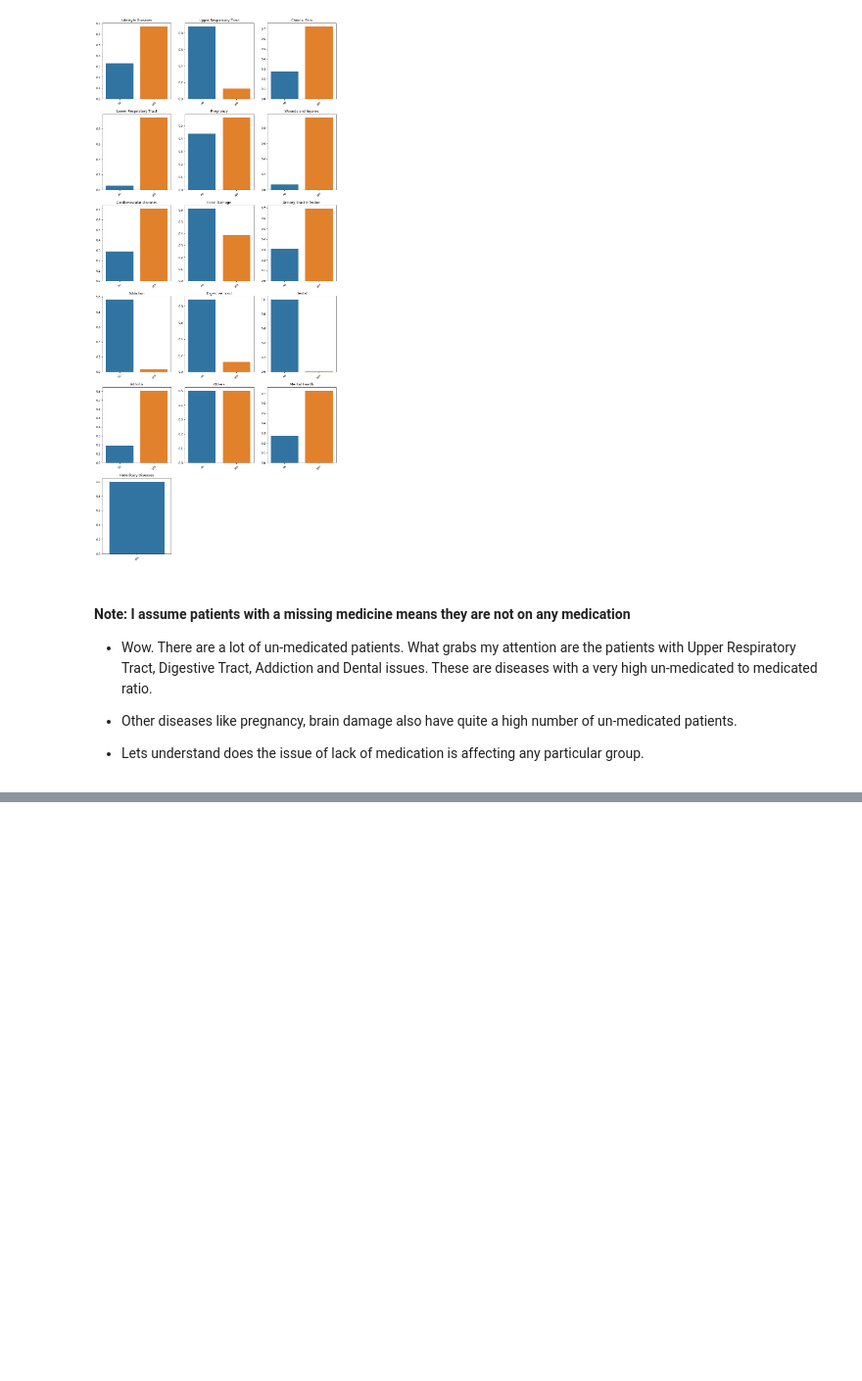
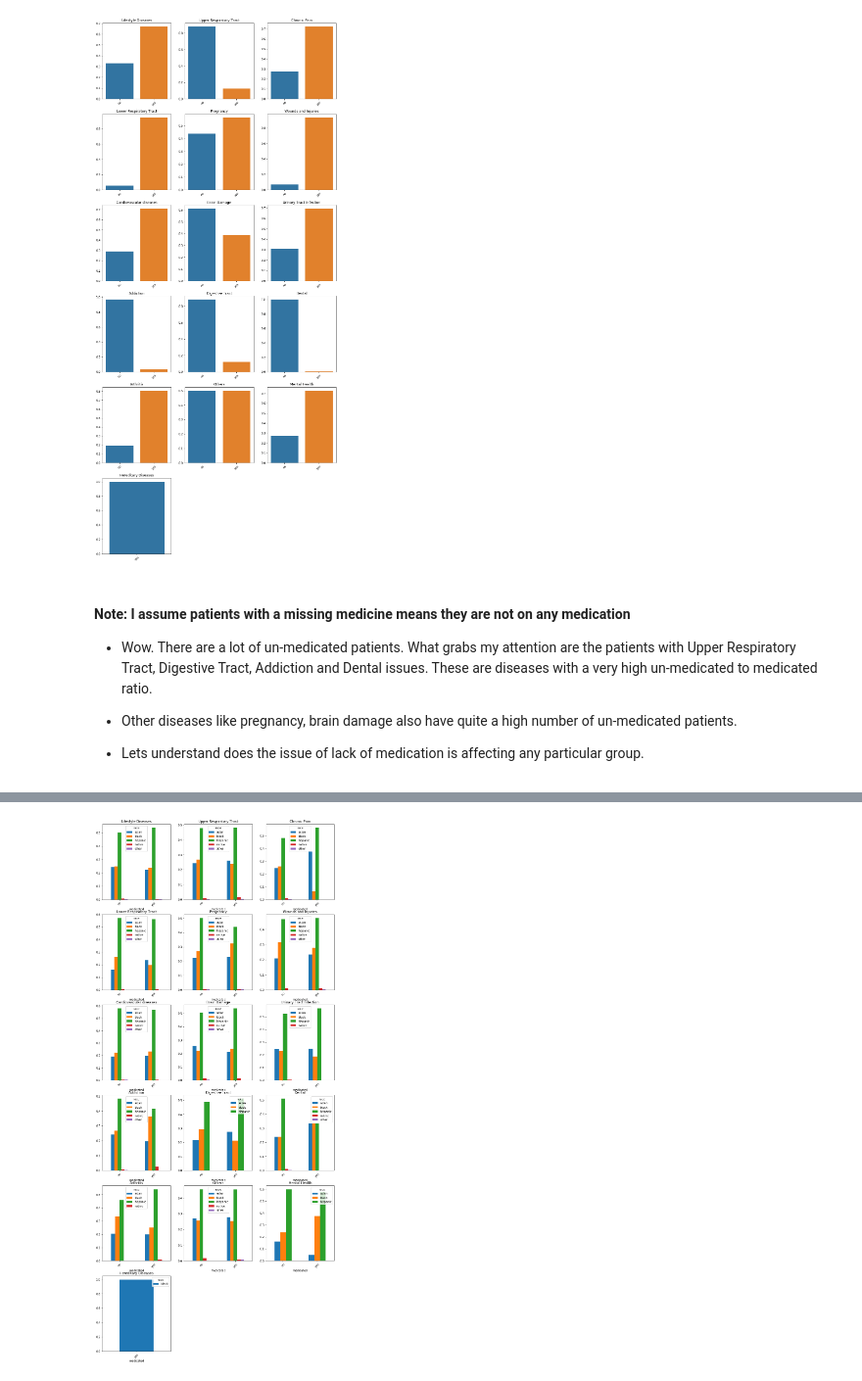
Before and after one commit to pareshg18/picnicHealth-healthcare-analysis, a Jupyter notebook: medical-access.ipynb, the cells around one changed output, grey strips where cells are left out. Shown: that part at 98% size. Saved outputs shown, nothing was run; the diff lists cells and outputs as text; code cells hidden in the pictures; blank space fills up the shorter version.

```diff
--- a/medical-access.ipynb
+++ b/medical-access.ipynb
@@ -228,0 +252,20 @@ plt.show()
+# %%
+#its very hard to understand the difference in other groups due to the white population, let filter them out.
+fig,ax = plt.subplots(6,3,figsize = (15,35))
+ax = [y for x in ax for y in x]
+fig.delaxes(ax[-1])
+fig.delaxes(ax[-2])
+for i in range(len(all_categories)):
+    data = treatment_w_groups.loc[(treatment_w_groups.condition_category == all_categories[i]) & (treatment_w_groups.race != 'white')]
+    pd.crosstab(data.medicated,data.race,normalize = 'index').plot(kind = 'bar',ax =ax[i])
+    #counts = data.medicated.value_counts(normalize = True).sort_index()
+    #sns.barplot(x = counts.index,y=counts.values,ax = ax[i])
+    ax[i].set_title(all_categories[i])
+
+for ax in fig.axes:
+    plt.sca(ax)
+    plt.xticks(rotation=45)
+
+plt.show()
+# %% [output]
+[figure, added]
```
Also changed, not shown: parts of 11 cells of this notebook.
